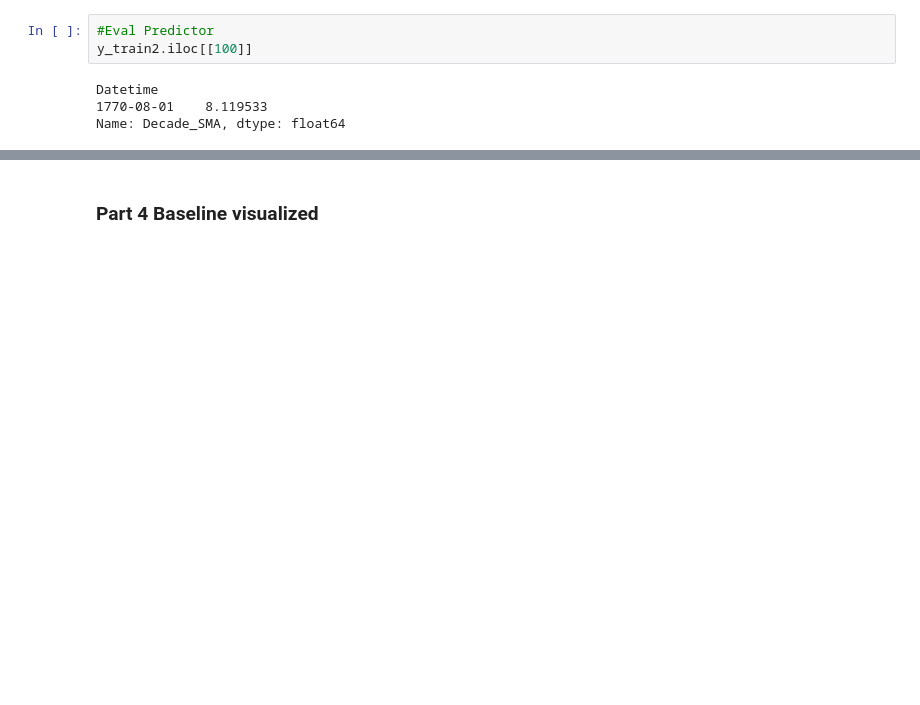
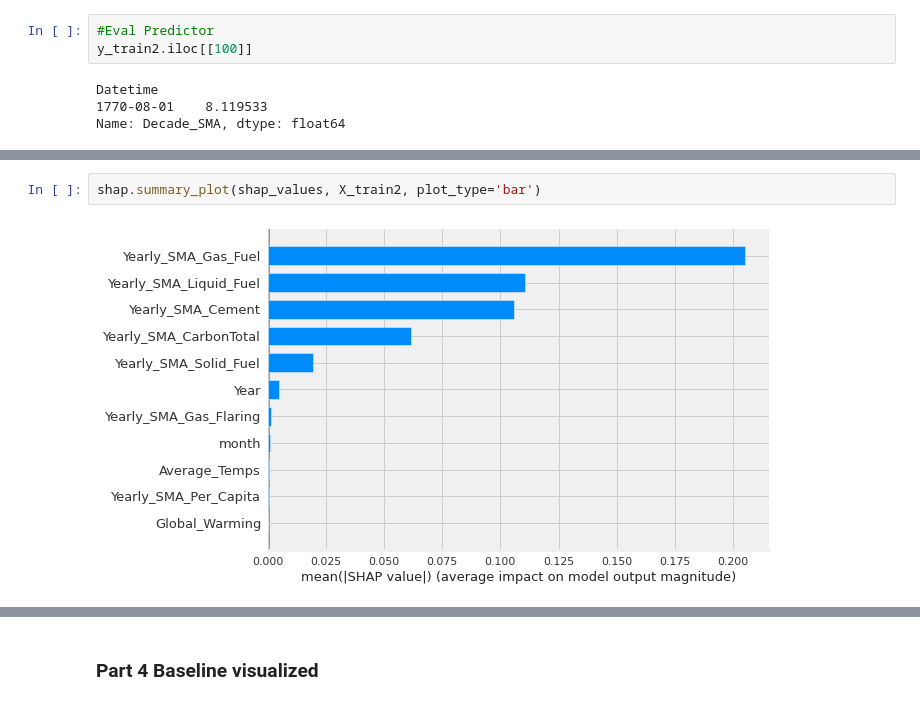
Before and after one commit to John-G-Thomas/Prodjects, a Jupyter notebook: Project_2.ipynb, the cells around one changed output, grey strips where cells are left out. Cells and saved outputs as stored; diff of their text form; blank space fills up the shorter version.

```diff
--- a/Project_2.ipynb
+++ b/Project_2.ipynb
@@ -381,2 +416,6 @@ Setting feature_perturbation = "tree_path_dependent" because no background data
+# %%
+shap.summary_plot(shap_values, X_train2, plot_type='bar')
+# %% [output]
+[figure, added]
 # %%
 test1.tail()
```
Also changed, not shown: parts of 19 cells of this notebook.
